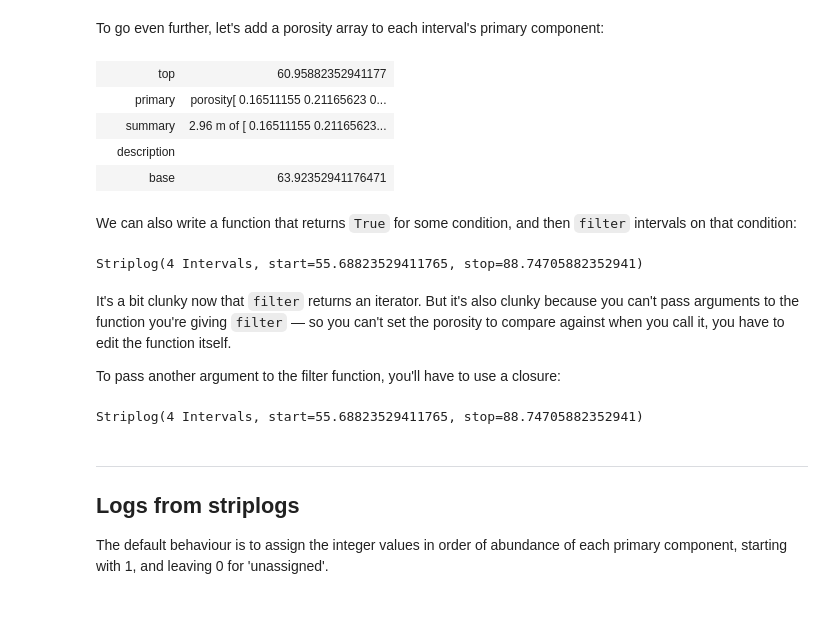
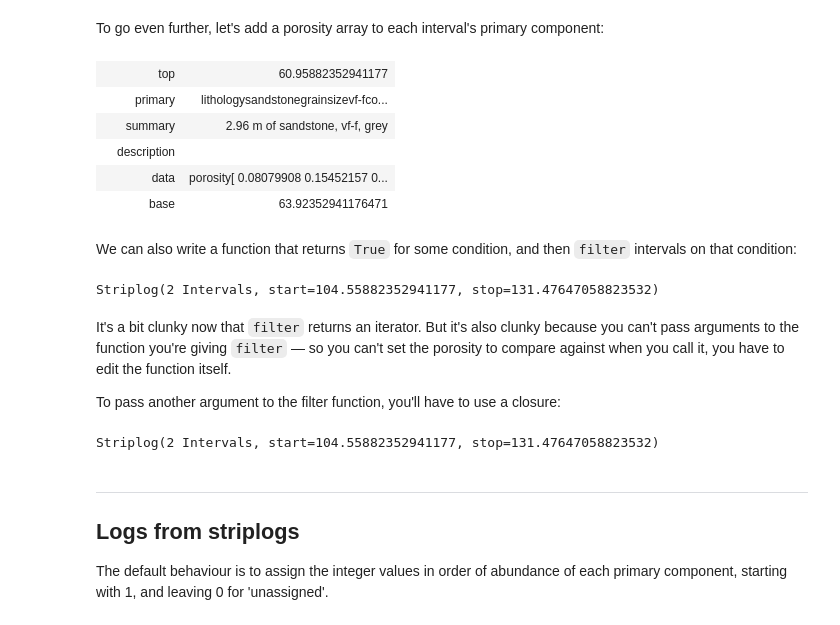
Before and after one commit to agilescientific/striplog, a Jupyter notebook: tutorial/Striplog_expert.ipynb, the cells around one changed output. Drawn from its saved outputs; the diff is of its cells as text; code cells hidden in the pictures.

```diff
--- a/tutorial/Striplog_expert.ipynb
+++ b/tutorial/Striplog_expert.ipynb
@@ -247,23 +248,24 @@ To go even further, let's add a porosity array to each interval's primary compon
 # %%
 import random
 for iv in strip:
-    iv.primary.porosity = np.random.random(3)/4
+    iv.data['porosity'] = np.random.random(3)/4
 strip[4]
 # %% [output]
 |  | top | 60.95882352941177 |
-|  | primary | porosity[ 0.16511155 0.21165623 0... |
-|  | summary | 2.96 m of [ 0.16511155 0.21165623... |
+|  | primary | lithologysandstonegrainsizevf-fco... |
+|  | summary | 2.96 m of sandstone, vf-f, grey |
 |  | description |  |
+|  | data | porosity[ 0.08079908 0.15452157 0... |
 |  | base | 63.92352941176471 |
 # %% [markdown]
 We can also write a function that returns `True` for some condition, and then `filter` intervals on that condition:
 # %%
 def porous(component):
-    return component.primary.porosity.mean() > 0.15
+    return component.data['porosity'].mean() > 0.15
 
 Striplog(list(filter(porous, strip)))
 # %% [output]
-Striplog(4 Intervals, start=55.68823529411765, stop=88.74705882352941)
+Striplog(2 Intervals, start=104.55882352941177, stop=131.47647058823532)
 # %% [markdown]
 It's a bit clunky now that `filter` returns an iterator. But it's also clunky because you can't pass arguments to the function you're giving `filter` — so you can't set the porosity to compare against when you call it, you have to edit the function itself.
 
@@ -271,12 +273,12 @@ To pass another argument to the filter function, you'll have to use a closure:
 # %%
 def min_porosity(x):
     def compare(component):
-        return component.primary.porosity.mean() > x
+        return component.data['porosity'].mean() > x
     return compare
 
 Striplog(list(filter(min_porosity(0.15), strip)))
 # %% [output]
-Striplog(4 Intervals, start=55.68823529411765, stop=88.74705882352941)
+Striplog(2 Intervals, start=104.55882352941177, stop=131.47647058823532)
 # %% [markdown]
 <hr />
 
```
Also changed, not shown: parts of 57 cells of this notebook, 4 other files.
